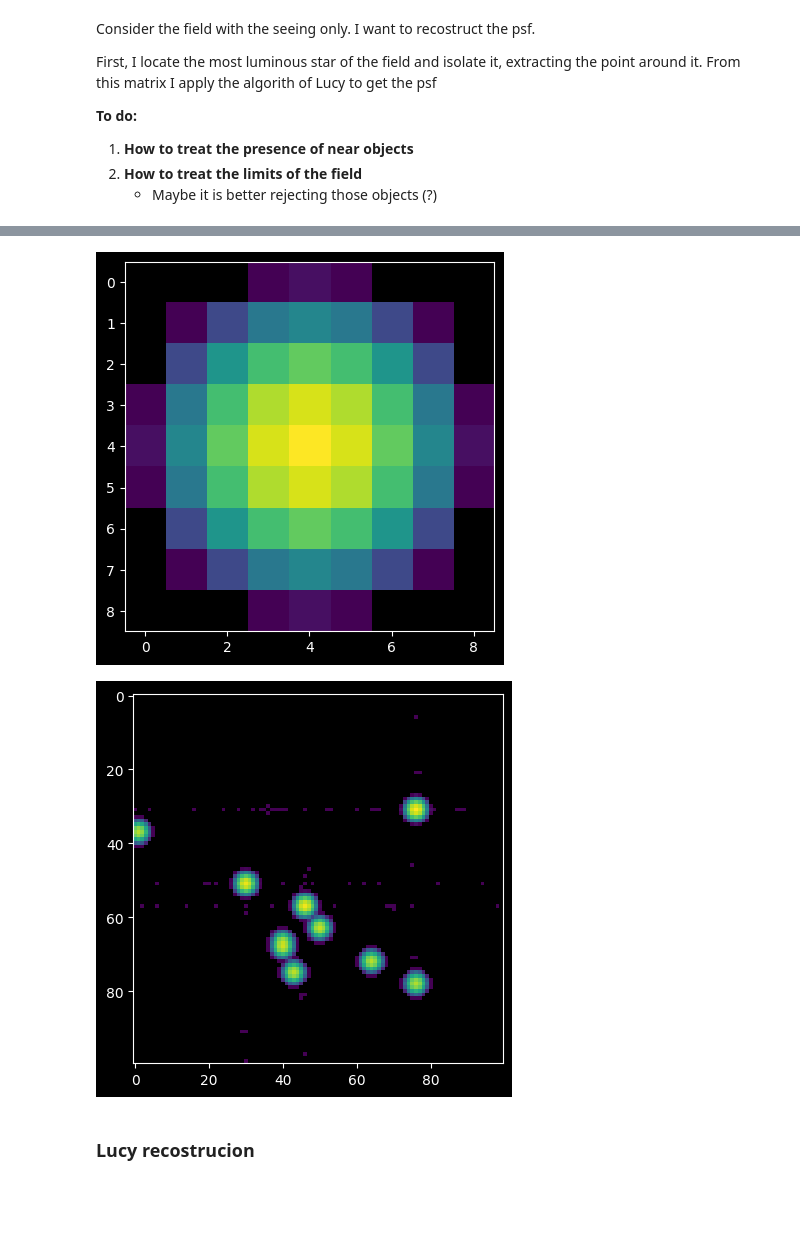
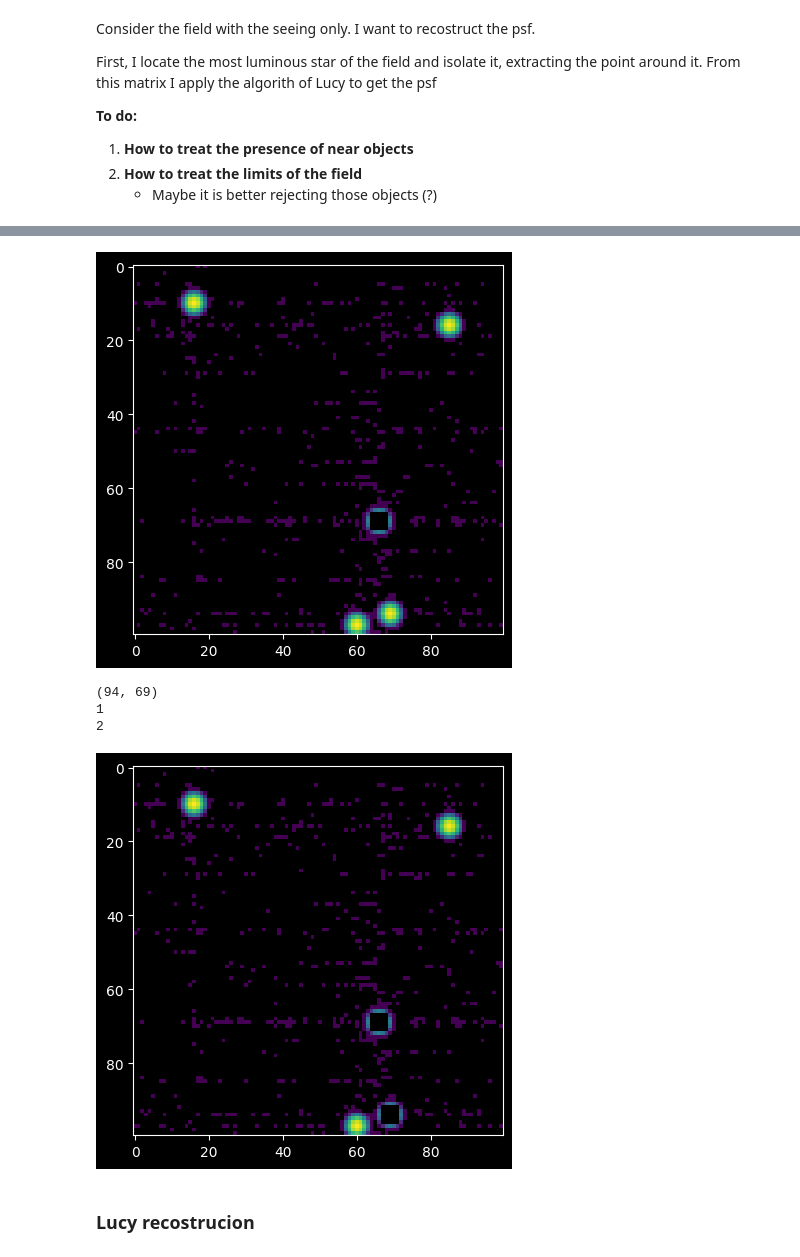
Before and after one commit to 00-berni/proj_2, a Jupyter notebook: notebook/implementation_notebook.ipynb, the cells around one changed output, grey strips where cells are left out. Saved outputs shown, nothing was run; the diff lists cells and outputs as text; code cells hidden in the pictures; blank space fills up the shorter version.

Commit message:
Start the searching algorithm Study the dispersion in noise to define an obj

```diff
--- a/notebook/implementation_notebook.ipynb
+++ b/notebook/implementation_notebook.ipynb
@@ -573,8 +595,10 @@ First, I locate the most luminous star of the field and isolate it, extracting t
 # %%
 # from scipy.signal import argrelextrema
 
+M = 5
+
 # generation of the field and the stars
-F, S = initialize()
+F, S = initialize(sdim=M)
 
 # add background noise
 F_n = F + noise()
@@ -583,7 +607,10 @@ F_n = F + noise()
 det_noise = 3e-4
 
 # generate atmosferic seeing image without sky noise
-F_s = atm_seeing(F)
+F_s = atm_seeing(F, sigma=0.5)
 
 # generate atmosferic seeing image with sky noise
-F_sn = atm_seeing(F_n)
+F_sn = atm_seeing(F_n, sigma=0.5)
+
+plt.imshow(F_s, norm='log')
+plt.show()
@@ -594,7 +623,10 @@ F_sn = atm_seeing(F_n)
     For the recostruction of psf it's usefull only one star,
     for exemple the most luminous one.
 """
-test_field = F_s
+test_field = np.zeros((N,N))
+test_field[:] = F_s[:] #+  noise(det_noise)
+plt.imshow(F_s, norm='log')
+plt.show()
 # find the maximum value coordinates
 max_ind = np.unravel_index(np.argmax(test_field, axis=None), test_field.shape)
 
@@ -630,15 +662,16 @@ def approx_width(field: np.ndarray, index: tuple, thr: float = 1e-10) -> int:
     ratio = field[x,y]/max_val
     i = 0
     # take pixels until the threshold
-    while(ratio > thr):
+    while(ratio > thr and i < 2):
         i += 1
-        try:
+        print(i)
+        if x+i < len(field):
             ratio = field[x+i,y]/max_val
-        except:
+        else:
             ratio = field[x-i,y]/max_val
     return i
 
-def object_isolation(field: np.ndarray, thr: float = 1e-10, dim: int = N) -> np.ndarray:
+def object_isolation(obj: tuple, field: np.ndarray, thr: float = 1e-10) -> np.ndarray:
     """To isolate the most luminous star object.
     The function calls the `approx_width()` function
     to extract from the field the object of interest.
@@ -653,32 +686,45 @@ def object_isolation(field: np.ndarray, thr: float = 1e-10, dim: int = N) -> np.
     :return: the object matrix
     :rtype: np.ndarray
     """
-    # calculate the maximum coordinates
-    max_index = np.unravel_index(np.argmax(field, axis=None), field.shape)
     # calculate the size of the object
-    width = approx_width(field, max_index, thr=thr)
+    width = approx_width(field, obj, thr=thr)
     # extract the coordinates
-    x, y = max_index
+    x, y = obj
     # make a empty matrix centered in the object and of its size
     extraction = np.zeros((2*width+1,2*width+1))
     try:
         extraction = field[x-width : x+width+1, y-width : y+width+1]
+        field[x-width : x+width+1, y-width : y+width+1] = 0.0
     except:
         #! Parte da studiarci
         print('ci sto pensando')
-    return extraction
+    return extraction, field
 
 
-test = approx_width(test_field, max_ind)
-print(test)
-print(test_field[m_x+test, m_y])
+# test = approx_width(test_field, max_ind)
+# print(test)
+# print(test_field[m_x+test, m_y])
+
+max_index = np.unravel_index(np.argmax(test_field, axis=None), test_field.shape)
+print(max_index)
+thr = 1e-3
+extraction, test_field = object_isolation(max_index, test_field, thr=thr)
+# print(extraction)
+# plt.imshow(extraction, norm='log')
+# plt.show()
+
+plt.imshow(test_field, norm='log')
+plt.show()
+
+max_index = np.unravel_index(np.argmax(test_field, axis=None), test_field.shape)
+print(max_index)
+thr = 1e-3
+extraction, test_field = object_isolation(max_index, test_field, thr=thr)
+# print(extraction)
+# plt.imshow(extraction, norm='log')
+# plt.show()
 
 
-thr = 1e-8
-extraction = object_isolation(test_field, thr=thr)
-print(extraction)
-plt.imshow(extraction, norm='log')
-plt.show()
 # add detector noise, set to 3e-4 (> than background one)
 F_sn += noise(det_noise)
 
@@ -705,4 +740,7 @@ plt.show()
-[figure, old version]
-[figure, old version]
+[figure, new version]
+(94, 69)
+1
+2
+[figure, added]
 # %% [markdown]
 ### Lucy recostrucion
```
Also changed, not shown: parts of 11 cells of this notebook.
